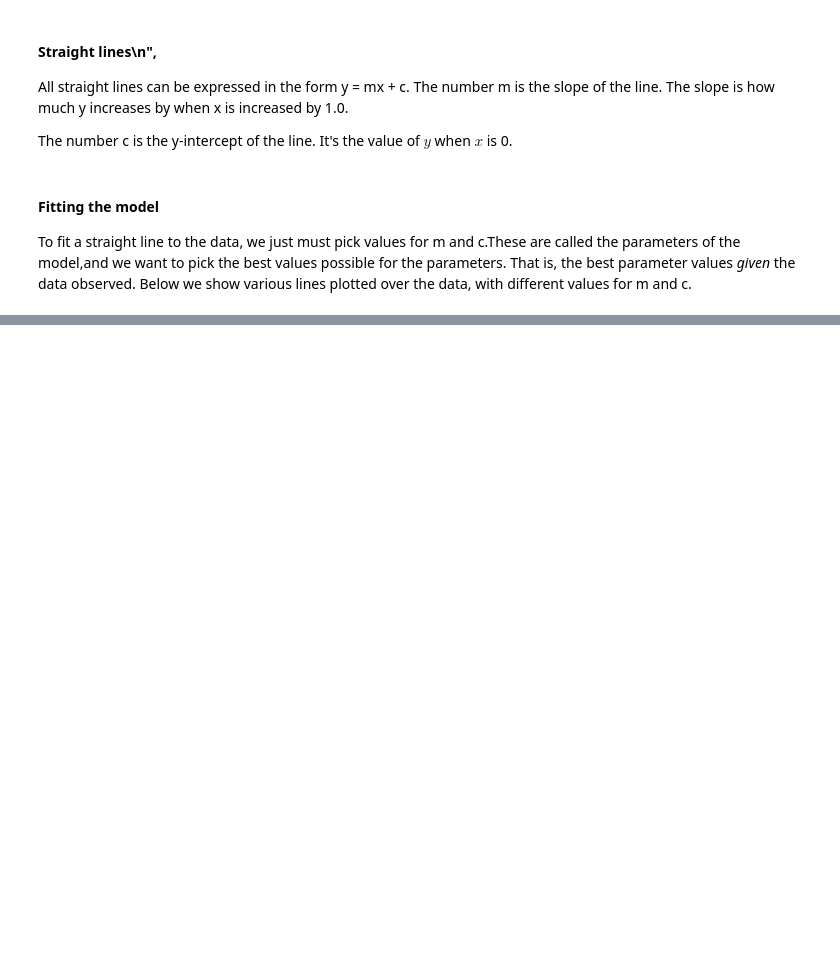
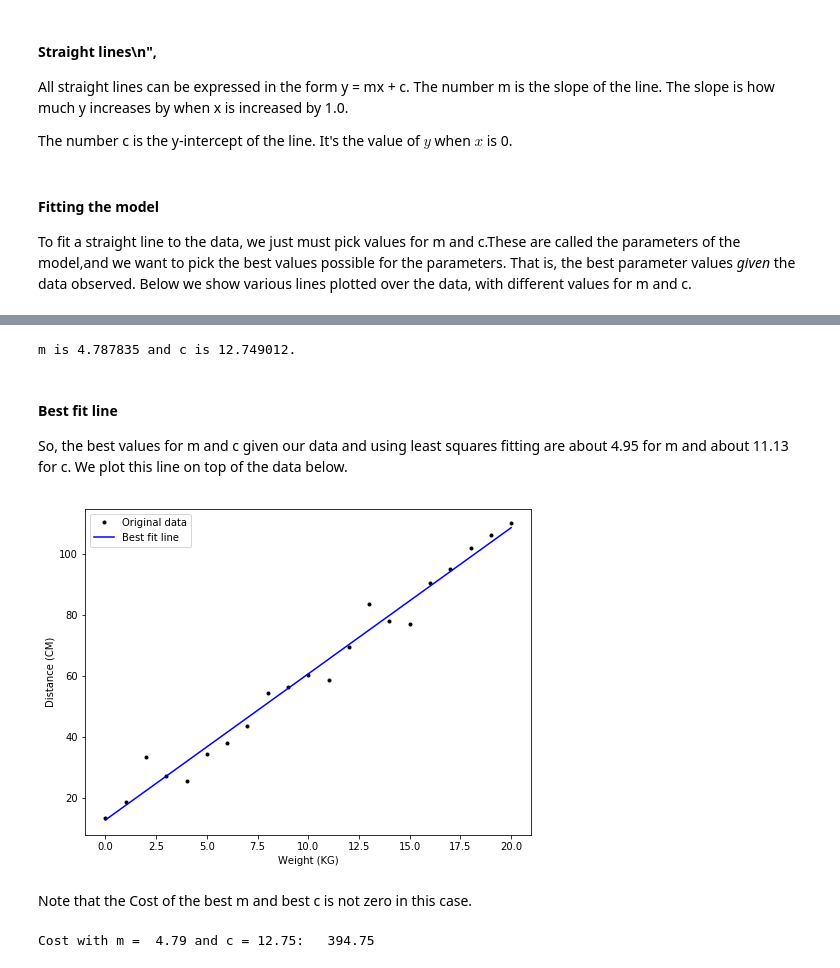
Before and after one commit to Aqua5lad/Anscombes-quartet-dataset, a Jupyter notebook: Anscombes Dataset Analysis.ipynb, the cells around one changed output, grey strips where cells are left out. Saved outputs shown, nothing was run; the diff lists cells and outputs as text; code cells hidden in the pictures; blank space fills up the shorter version.

Commit message:
Generating Best Fit line

```diff
--- a/Anscombes Dataset Analysis.ipynb
+++ b/Anscombes Dataset Analysis.ipynb
@@ -169,0 +191,40 @@ SyntaxError: unexpected character after line continuation character (<ipython-in
+# %%
+# Calculate the best values for m and c.
+#First calculate the means (a.k.a. averages) of w and d.
+w_avg = np.mean(w)
+d_avg = np.mean(d)
+
+# Subtract means from w and d.
+w_zero = w - w_avg
+d_zero = d - d_avg
+
+# The best m is found by the following calculation.
+m = np.sum(w_zero * d_zero) / np.sum(w_zero * w_zero)
+# Use m from above to calculate the best c.
+c = d_avg - m * w_avg
+print("m is %8.6f and c is %6.6f." % (m, c))
+# %% [output]
+m is 4.787835 and c is 12.749012.
+# %% [markdown]
+#### Best fit line
+So, the best values for m and c given our data and using least squares fitting are about 4.95 for m and about 11.13 for c. We plot this line on top of the data below.
+# %%
+# Plot the best fit line.
+plt.plot(w, d, 'k.', label='Original data')
+plt.plot(w, m * w + c, 'b-', label='Best fit line')
+
+# Add axis labels and a legend.
+plt.xlabel('Weight (KG)')
+plt.ylabel('Distance (CM)')
+plt.legend()
+
+# Show the plot.
+plt.show()
+# %% [output]
+[figure, added]
+# %% [markdown]
+Note that the Cost of the best m and best c is not zero in this case.
+# %%
+print("Cost with m = %5.2f and c = %5.2f: %8.2f" % (m, c, cost(m, c)))
+# %% [output]
+Cost with m =  4.79 and c = 12.75:   394.75
```
Also changed, not shown: parts of 8 cells of this notebook.
